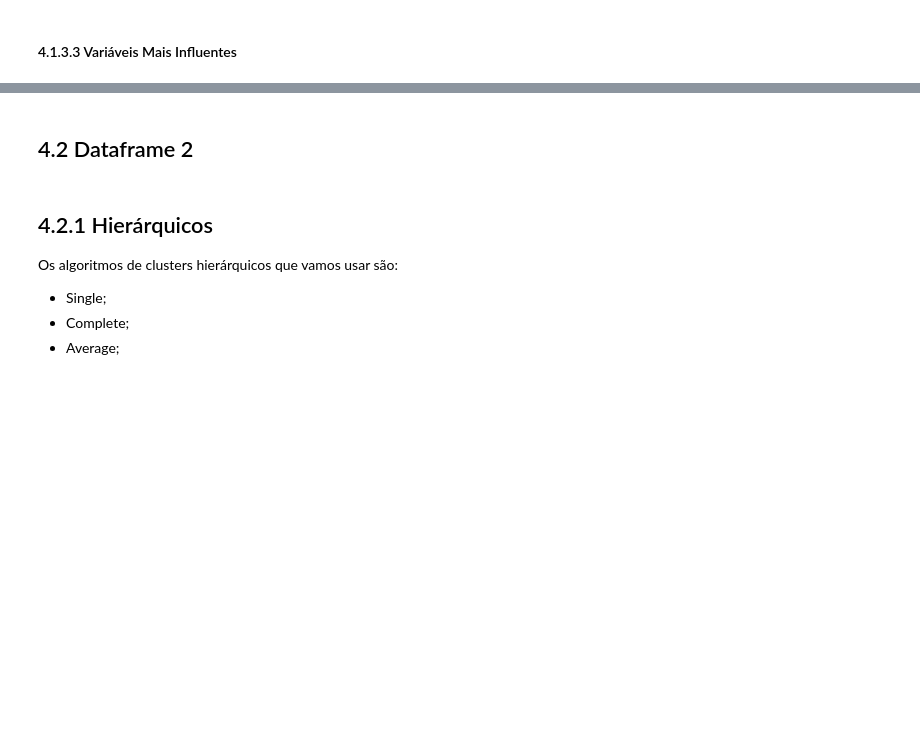
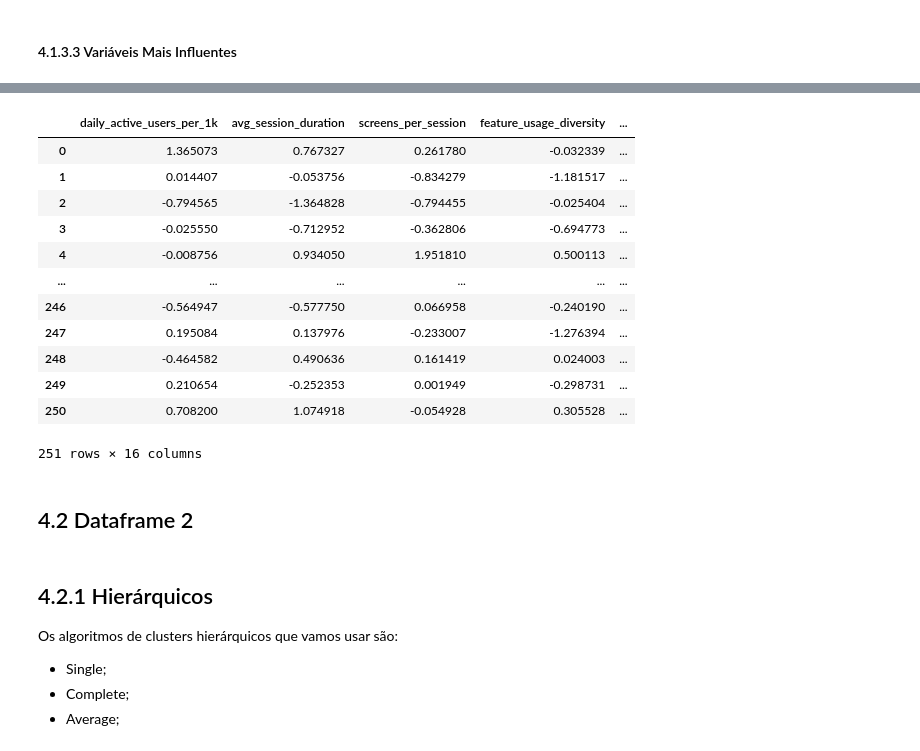
Before and after one commit to jfeiteira/Mini-projeto-do-PCA-e-Cluster, a Jupyter notebook: cluster.ipynb, the cells around one changed output, grey strips where cells are left out. Saved outputs shown, nothing was run; the diff lists cells and outputs as text; code cells hidden in the pictures; blank space fills up the shorter version.

```diff
--- a/cluster.ipynb
+++ b/cluster.ipynb
@@ -1022,3 +1340,23 @@ plt.show()
+# %%
+labels_complete = fcluster(cluster_complete, t=5, criterion='maxclust')
+
+df_clean['classe'] = labels_complete
+
+df_clean # DATAFRAME A UTILIZAR PARA OS RESTANTES MÉTODOS (Trees, SVM, NN)
+# %% [output]
+|  | daily_active_users_per_1k | avg_session_duration | screens_per_session | feature_usage_diversity | ... |
+| 0 | 1.365073 | 0.767327 | 0.261780 | -0.032339 | ... |
+| 1 | 0.014407 | -0.053756 | -0.834279 | -1.181517 | ... |
+| 2 | -0.794565 | -1.364828 | -0.794455 | -0.025404 | ... |
+| 3 | -0.025550 | -0.712952 | -0.362806 | -0.694773 | ... |
+| 4 | -0.008756 | 0.934050 | 1.951810 | 0.500113 | ... |
+| ... | ... | ... | ... | ... | ... |
+| 246 | -0.564947 | -0.577750 | 0.066958 | -0.240190 | ... |
+| 247 | 0.195084 | 0.137976 | -0.233007 | -1.276394 | ... |
+| 248 | -0.464582 | 0.490636 | 0.161419 | 0.024003 | ... |
+| 249 | 0.210654 | -0.252353 | 0.001949 | -0.298731 | ... |
+| 250 | 0.708200 | 1.074918 | -0.054928 | 0.305528 | ... |
+251 rows × 16 columns
 # %% [markdown]
 ## 4.2 Dataframe 2
 # %% [markdown]
```
Also changed, not shown: parts of 13 cells of this notebook.
